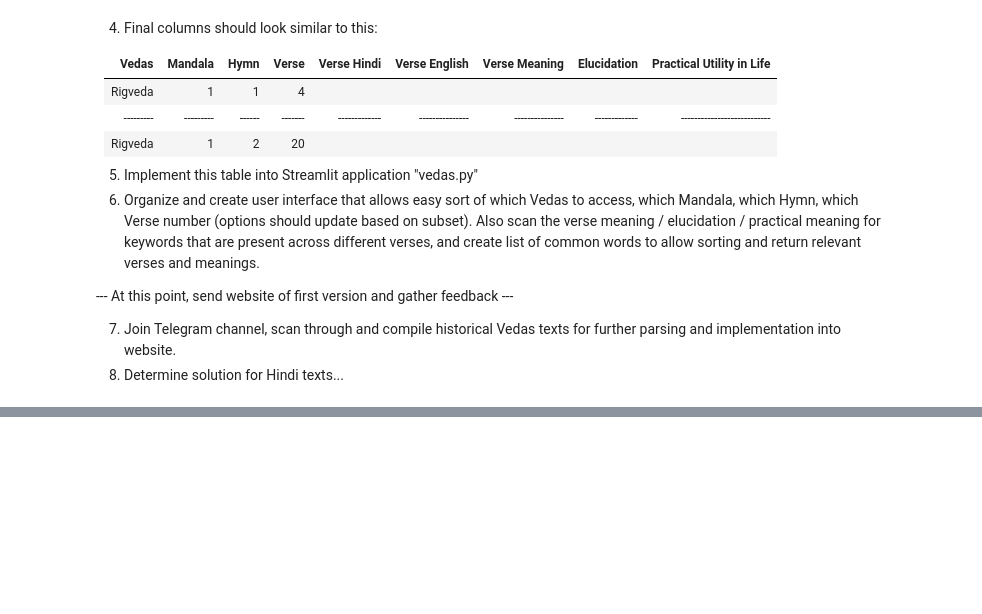
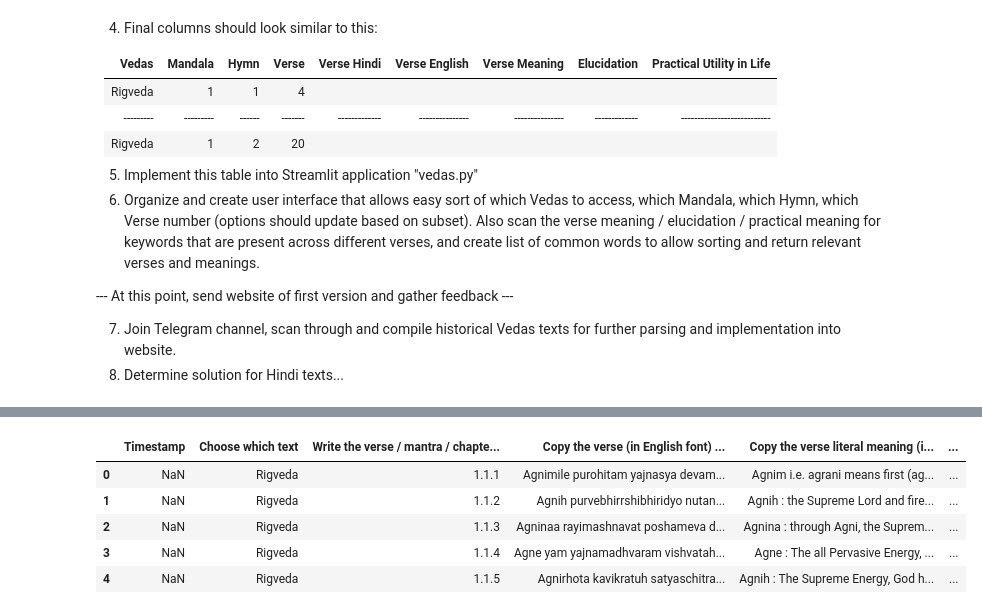
Before and after one commit to taarakshah/vedas, a Jupyter notebook: vedas_processing.ipynb, the cells around one changed output, grey strips where cells are left out. Drawn from its saved outputs; the diff is of its cells as text; code cells hidden in the pictures; blank space fills up the shorter version.

Commit message:
Google sheets integration

```diff
--- a/vedas_processing.ipynb
+++ b/vedas_processing.ipynb
@@ -199,3 +199,17 @@ vdf3_1
 | 37 |  | Asya pitvaa : After consuming these | shatakrato : performer of innumer... | ghano : clouds | vritraanaam abhavah : become the ... | Praavo : protect | vaajeshu : in this war of life | vaajinam : the protectors, warriors |  |  | None | ... |
 | 38 |  | Tam tvaa : To You (the Shatakrato) | vaajeshu : in this war of life | vaajinam : the Supreme Protector,... | vaajyaamah : we try to know and r... | shatakrato : the performer of inn... | Dhanaanaam : for splendid wealth | indra : O! God | saataye : we worship and glorify ... |  |  | ... |
 | 39 |  | Yo : Who | raayah : splendid wealth - materi... | avanih : produces and provides | mahaanta : is liable to be worshi... | supaarah : He facilitates all tas... | sunvatah : those doing similar we... | sakhaa : friend of | Tasmaa : that | indraaya : Supreme Power is | gaayata : to be sung in praise. | ... |
+# %%
+SHEET_ID = '1pjbBPhh-v5Bo7UXeq0OOXP56XwtnzdkQnLy6GEOjdXE'
+SHEET_NAME = 'responses'
+url = f'https://docs.google.com/spreadsheets/d/{SHEET_ID}/gviz/tq?tqx=out:csv&sheet={SHEET_NAME}'
+df = pd.read_csv(url)
+df.drop(['Timestamp'], axis=1, inplace=True)
+df.columns = ['Text','Hierarchy','Verse',''
+# %% [output]
+|  | Timestamp | Choose which text | Write the verse / mantra / chapte... | Copy the verse (in English font) ... | Copy the verse literal meaning (i... | ... |
+| 0 | NaN | Rigveda | 1.1.1 | Agnimile purohitam yajnasya devam... | Agnim i.e. agrani means first (ag... | ... |
+| 1 | NaN | Rigveda | 1.1.2 | Agnih purvebhirrshibhiridyo nutan... | Agnih : the Supreme Lord and fire... | ... |
+| 2 | NaN | Rigveda | 1.1.3 | Agninaa rayimashnavat poshameva d... | Agnina : through Agni, the Suprem... | ... |
+| 3 | NaN | Rigveda | 1.1.4 | Agne yam yajnamadhvaram vishvatah... | Agne : The all Pervasive Energy, ... | ... |
+| 4 | NaN | Rigveda | 1.1.5 | Agnirhota kavikratuh satyaschitra... | Agnih : The Supreme Energy, God h... | ... |
```
Also changed, not shown: 2 other files.
